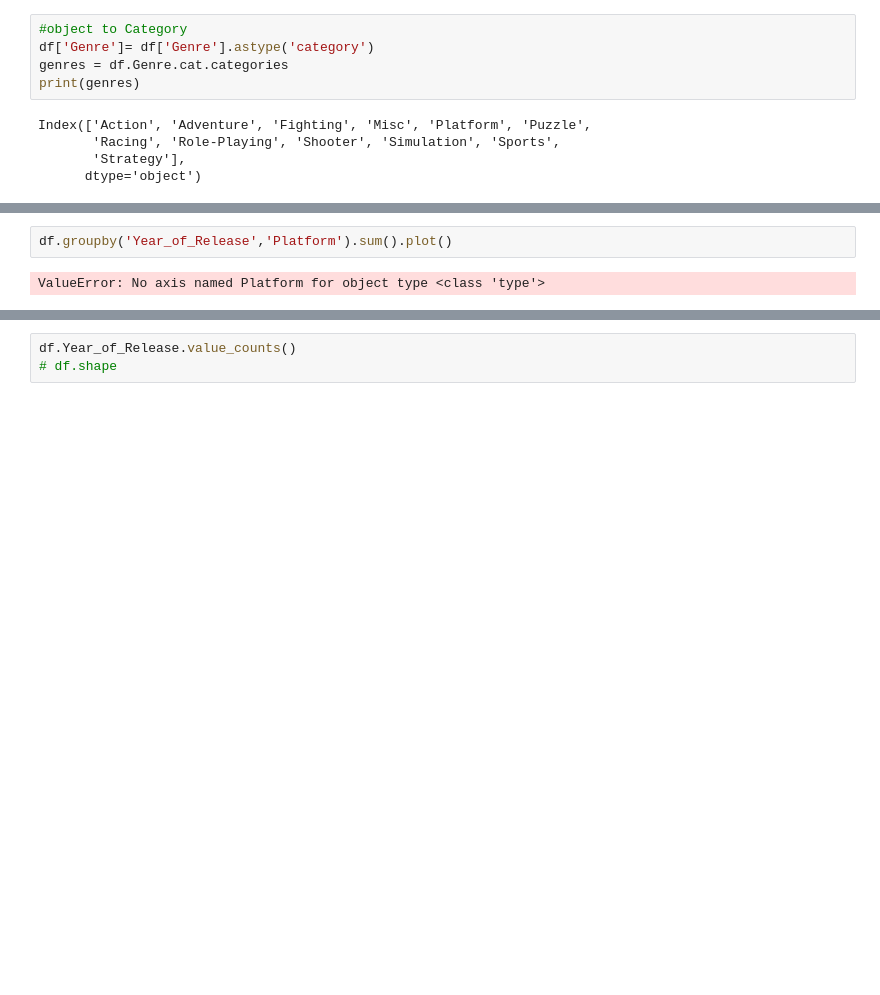
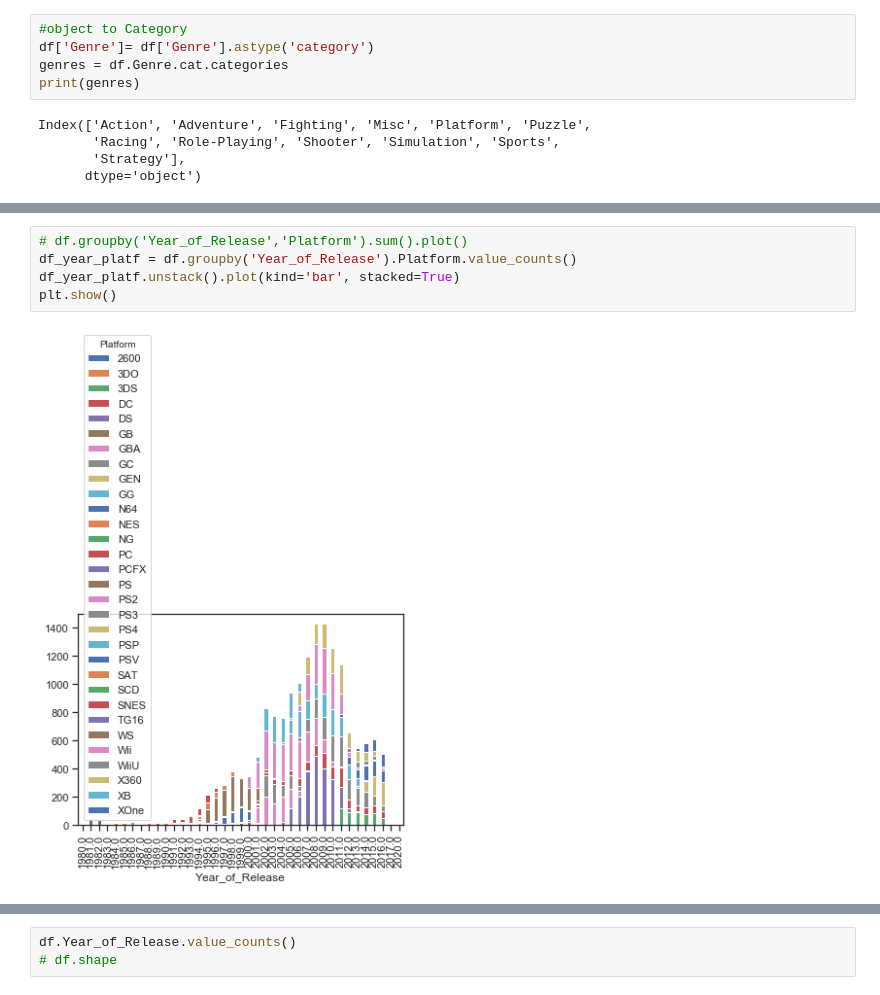
Before and after one commit to Noixas/DataMadness-2020-Video-Games-Sales-2019, a Jupyter notebook: datamadness_cleaned.ipynb, the cells around one changed output, grey strips where cells are left out. Drawn from its saved outputs; the diff is of its cells as text; blank space fills up the shorter version.

Commit message:
Year sales per platform

```diff
--- a/datamadness_cleaned.ipynb
+++ b/datamadness_cleaned.ipynb
@@ -161,4 +150,7 @@ df.groupby('Year_of_Release')['Platform'].count().plot()
-# %%
-df.groupby('Year_of_Release','Platform').sum().plot()
-# %% [output]
-ValueError: No axis named Platform for object type <class 'type'>
+# %%
+# df.groupby('Year_of_Release','Platform').sum().plot()
+df_year_platf = df.groupby('Year_of_Release').Platform.value_counts()
+df_year_platf.unstack().plot(kind='bar', stacked=True)
+plt.show()
+# %% [output]
+[figure, added]
```
Also changed, not shown: parts of 12 cells of this notebook.
